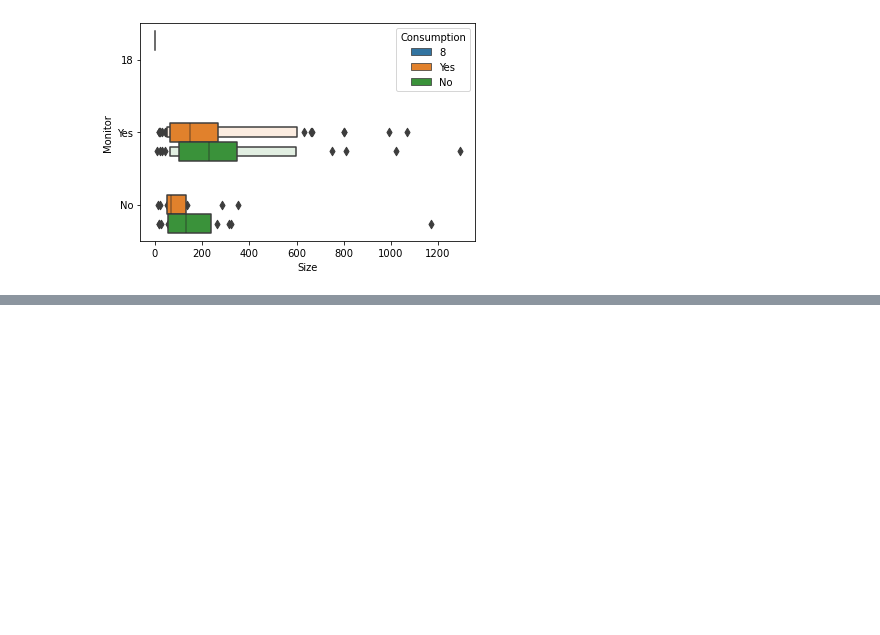
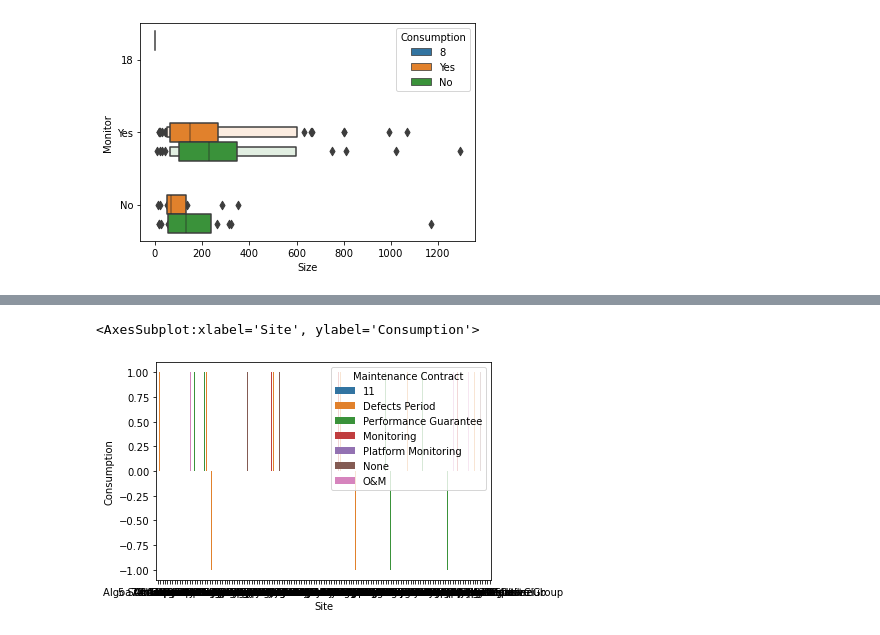
Before and after one commit to ahmadasd1234/Emergent-Energy, a Jupyter notebook: iX internship.ipynb, the cells around one changed output, grey strips where cells are left out. Saved outputs shown, nothing was run; the diff lists cells and outputs as text; code cells hidden in the pictures; blank space fills up the shorter version.

```diff
--- a/iX internship.ipynb
+++ b/iX internship.ipynb
@@ -197,0 +262,6 @@ TypeError: Neither the `x` nor `y` variable appears to be numeric.
+# %%
+encoder= ce.OrdinalEncoder(cols=['Consumption'],return_df=True,
+                           mapping=[{'col':'Consumption',
+'mapping':{'No':0,'Yes':1}}])
+# %%
+df_train_transformed = encoder.fit_transform(df1)
@@ -197,0 +284,5 @@ TypeError: Neither the `x` nor `y` variable appears to be numeric.
+# %%
+sns.barplot("Site", "Consumption", data = df_train_transformed, hue ='Maintenance Contract' )
+# %% [output]
+<AxesSubplot:xlabel='Site', ylabel='Consumption'>
+[figure, added]
```
Also changed, not shown: parts of 9 cells of this notebook.
